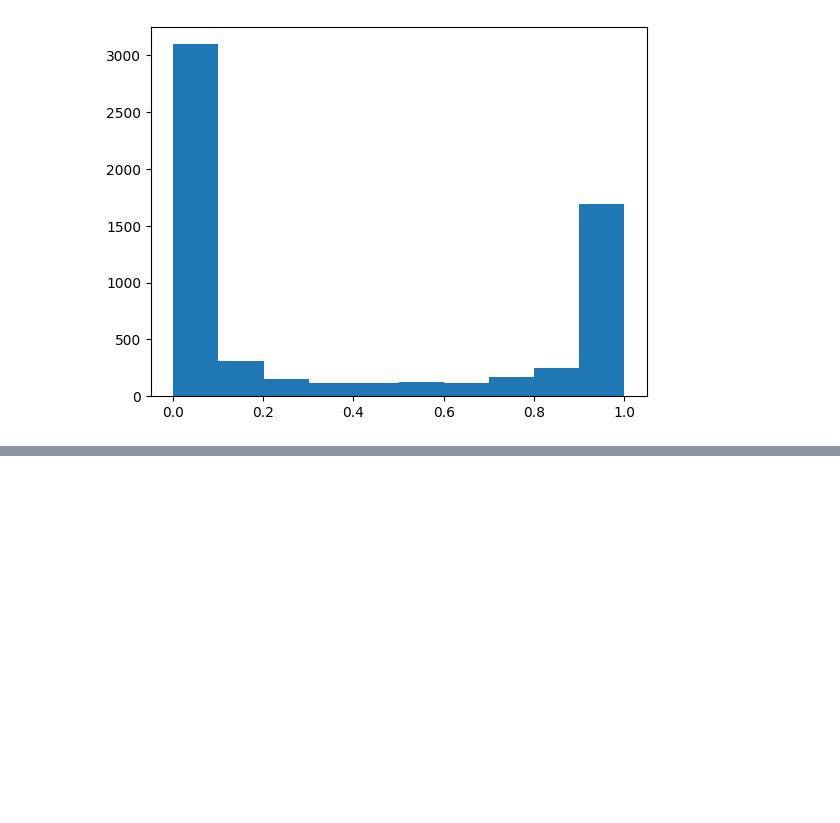
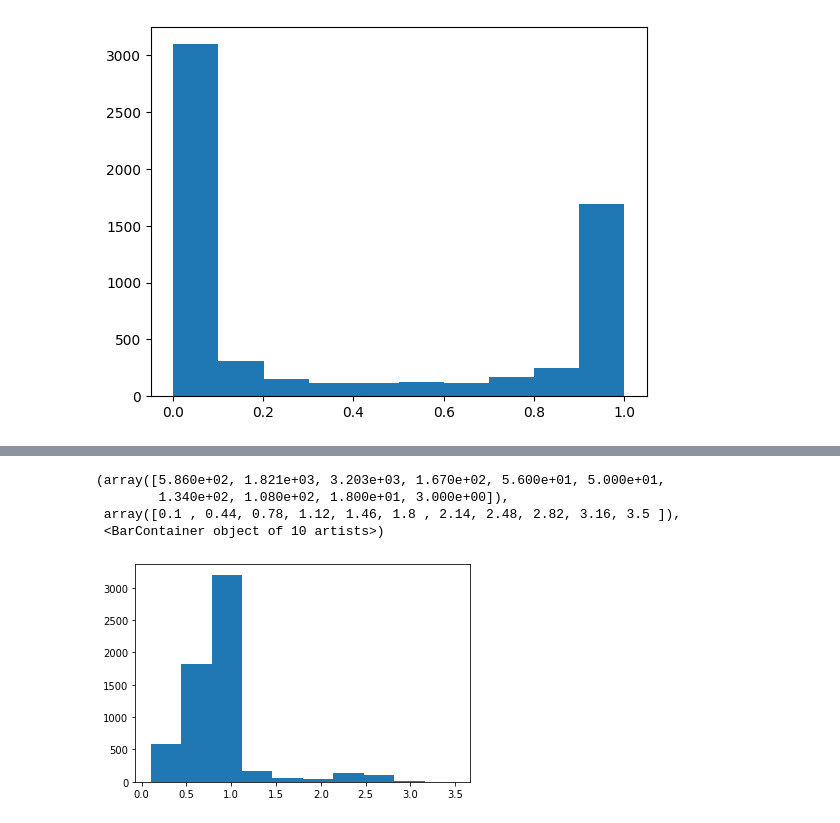
Before and after one commit to alienmist325/TULIP-TCR, a Jupyter notebook: analysis/binding_affinity.ipynb, the cells around one changed output, grey strips where cells are left out. Drawn from its saved outputs; the diff is of its cells as text; code cells hidden in the pictures; blank space fills up the shorter version.

```diff
--- a/analysis/binding_affinity.ipynb
+++ b/analysis/binding_affinity.ipynb
@@ -98,0 +145,8 @@ plt.hist(get_arr_probability(scores, const=1000))
+# %%
+plt.hist(reverse_artificial_scores(transformed_scores))
+# %% [output]
+(array([5.860e+02, 1.821e+03, 3.203e+03, 1.670e+02, 5.600e+01, 5.000e+01,
+        1.340e+02, 1.080e+02, 1.800e+01, 3.000e+00]),
+ array([0.1 , 0.44, 0.78, 1.12, 1.46, 1.8 , 2.14, 2.48, 2.82, 3.16, 3.5 ]),
+ <BarContainer object of 10 artists>)
+[figure, added]
```
Also changed, not shown: parts of 30 cells of this notebook, 10 other files.
